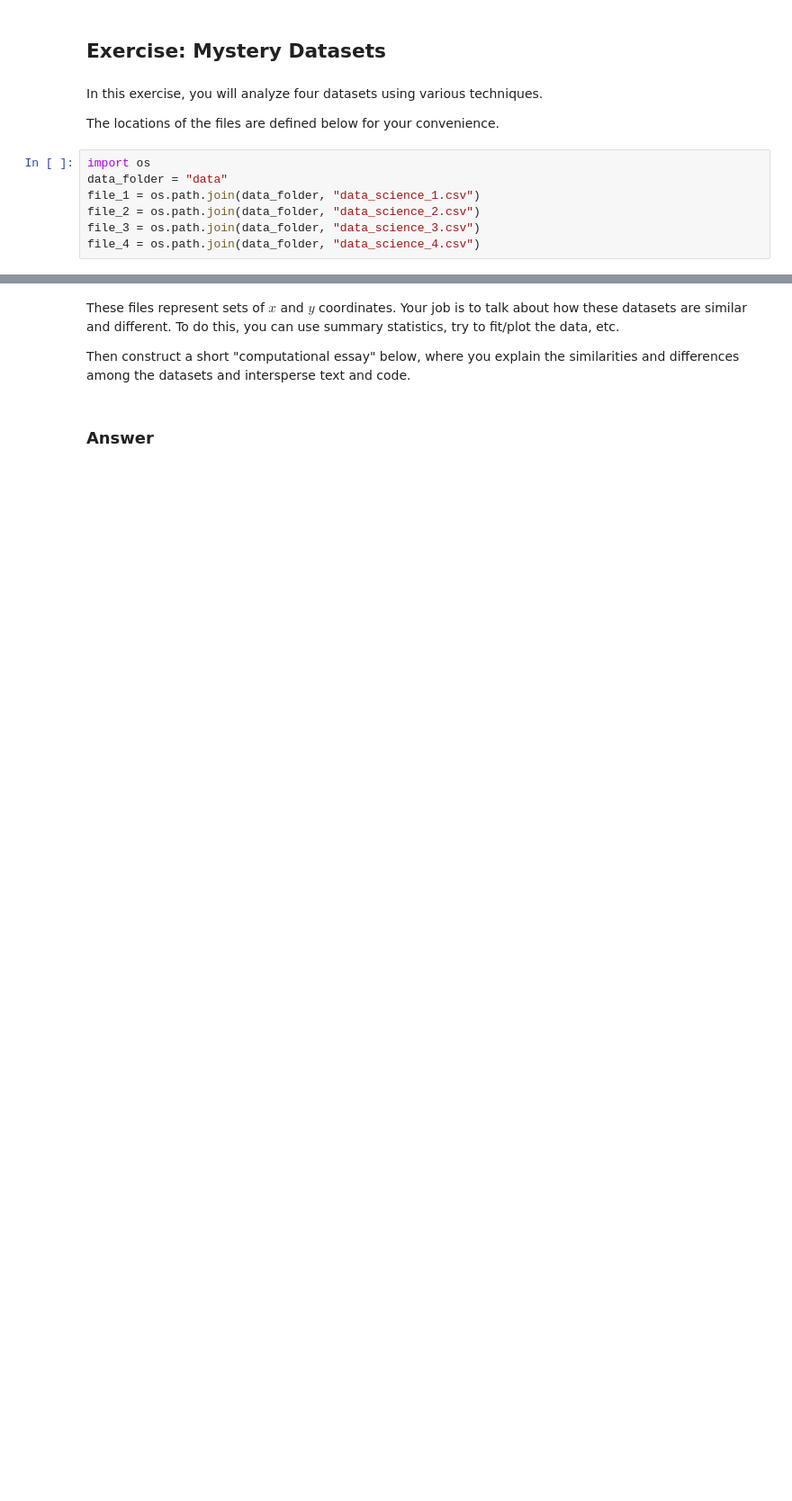
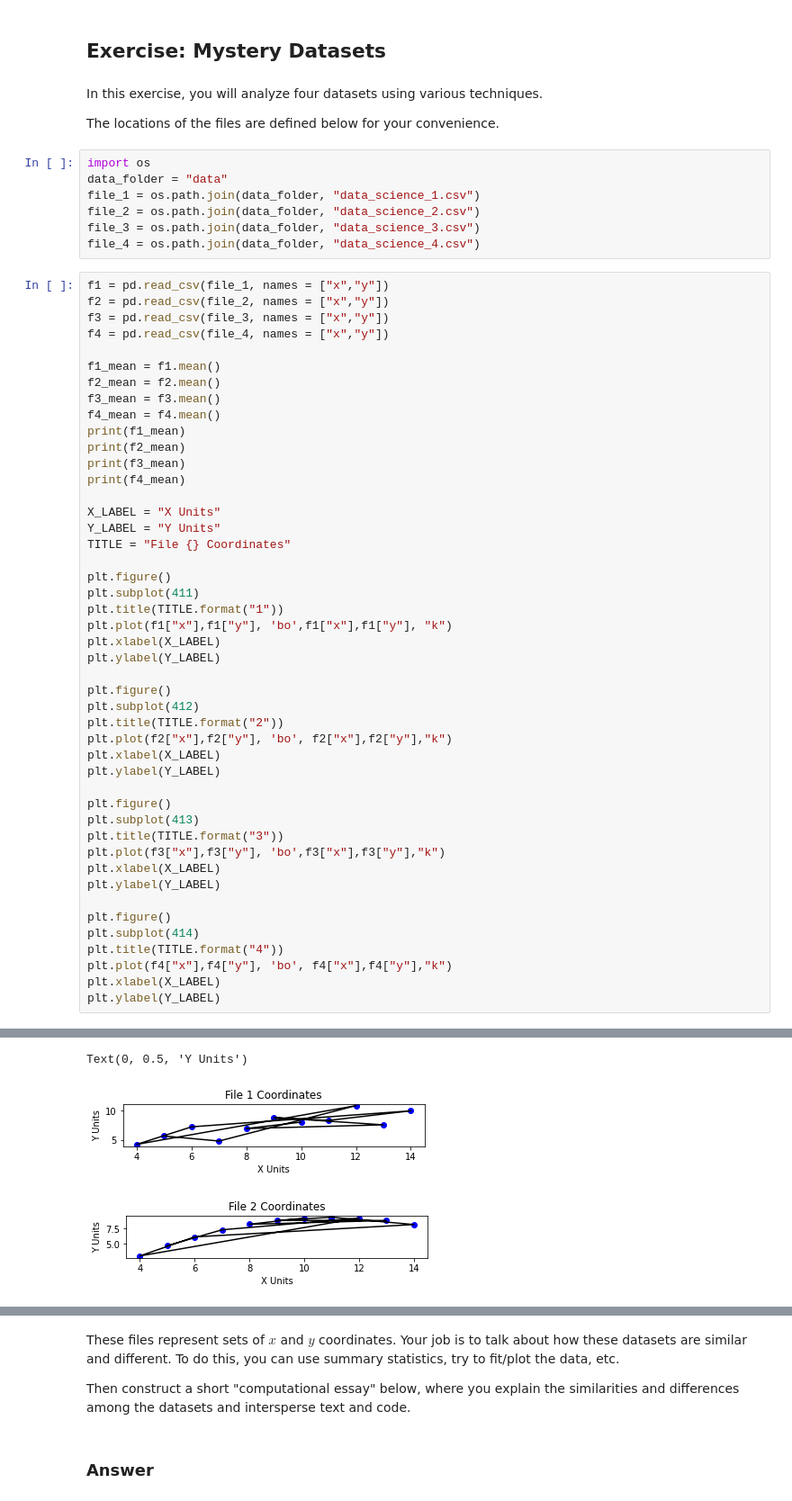
Before and after one commit to sd2020spring/reading-journal-mcuevas-olin, a Jupyter notebook: data_science_worksheet.ipynb, the cells around one changed output, grey strips where cells are left out. Shown at 90% size. Cells and saved outputs as stored; diff of their text form; blank space fills up the shorter version.

```diff
--- a/data_science_worksheet.ipynb
+++ b/data_science_worksheet.ipynb
@@ -464,3 +525,50 @@ file_1 = os.path.join(data_folder, "data_science_1.csv")
 file_2 = os.path.join(data_folder, "data_science_2.csv")
 file_3 = os.path.join(data_folder, "data_science_3.csv")
 file_4 = os.path.join(data_folder, "data_science_4.csv")
+# %%
+f1 = pd.read_csv(file_1, names = ["x","y"])
+f2 = pd.read_csv(file_2, names = ["x","y"])
+f3 = pd.read_csv(file_3, names = ["x","y"])
+f4 = pd.read_csv(file_4, names = ["x","y"])
+
+f1_mean = f1.mean()
+f2_mean = f2.mean()
+f3_mean = f3.mean()
+f4_mean = f4.mean()
+print(f1_mean)
+print(f2_mean)
+print(f3_mean)
+print(f4_mean)
+
+X_LABEL = "X Units"
+Y_LABEL = "Y Units"
+TITLE = "File {} Coordinates"
+
+plt.figure()
+plt.subplot(411)
+plt.title(TITLE.format("1"))
+plt.plot(f1["x"],f1["y"], 'bo',f1["x"],f1["y"], "k")
+plt.xlabel(X_LABEL)
+plt.ylabel(Y_LABEL)
+
+plt.figure()
+plt.subplot(412)
+plt.title(TITLE.format("2"))
+plt.plot(f2["x"],f2["y"], 'bo', f2["x"],f2["y"],"k")
+plt.xlabel(X_LABEL)
+plt.ylabel(Y_LABEL)
+
+plt.figure()
+plt.subplot(413)
+plt.title(TITLE.format("3"))
+plt.plot(f3["x"],f3["y"], 'bo',f3["x"],f3["y"],"k")
+plt.xlabel(X_LABEL)
+plt.ylabel(Y_LABEL)
+
+plt.figure()
+plt.subplot(414)
+plt.title(TITLE.format("4"))
+plt.plot(f4["x"],f4["y"], 'bo', f4["x"],f4["y"],"k")
+plt.xlabel(X_LABEL)
+plt.ylabel(Y_LABEL)
+# %% [output]
@@ -466,0 +587,3 @@ file_4 = os.path.join(data_folder, "data_science_4.csv")
+Text(0, 0.5, 'Y Units')
+[figure, added]
+[figure, added]
```
Also changed, not shown: parts of 27 cells of this notebook.
